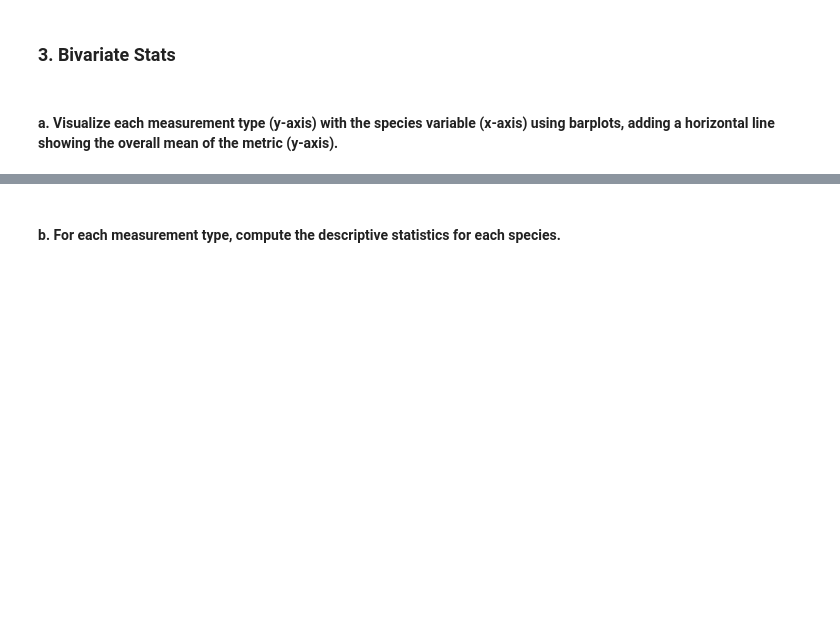
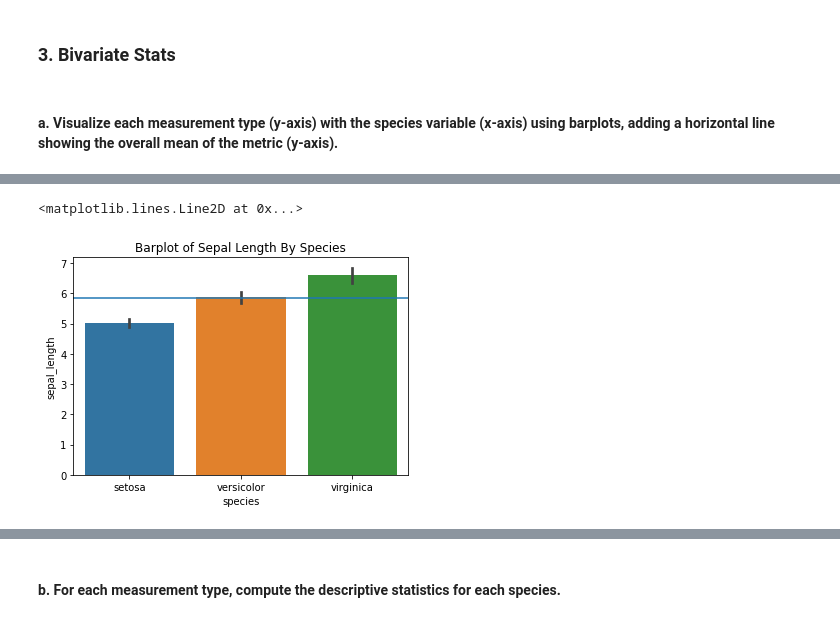
Before and after one commit to greg-maggard/classification_exercises, a Jupyter notebook: classification_exercises.ipynb, the cells around one changed output, grey strips where cells are left out. Cells and saved outputs as stored; diff of their text form; code cells hidden in the pictures; blank space fills up the shorter version.

```diff
--- a/classification_exercises.ipynb
+++ b/classification_exercises.ipynb
@@ -685,0 +702,8 @@ plt.show()
+# %%
+plt.title('Barplot of Sepal Length By Species')
+sns.barplot(data = train, x = 'species', y = 'sepal_length')
+mean_sepal_length = train.sepal_length.mean()
+plt.axhline(mean_sepal_length, label="mean_sepal_length")
+# %% [output]
+<matplotlib.lines.Line2D at 0x...>
+[figure, added]
```
Also changed, not shown: parts of 44 cells of this notebook.
